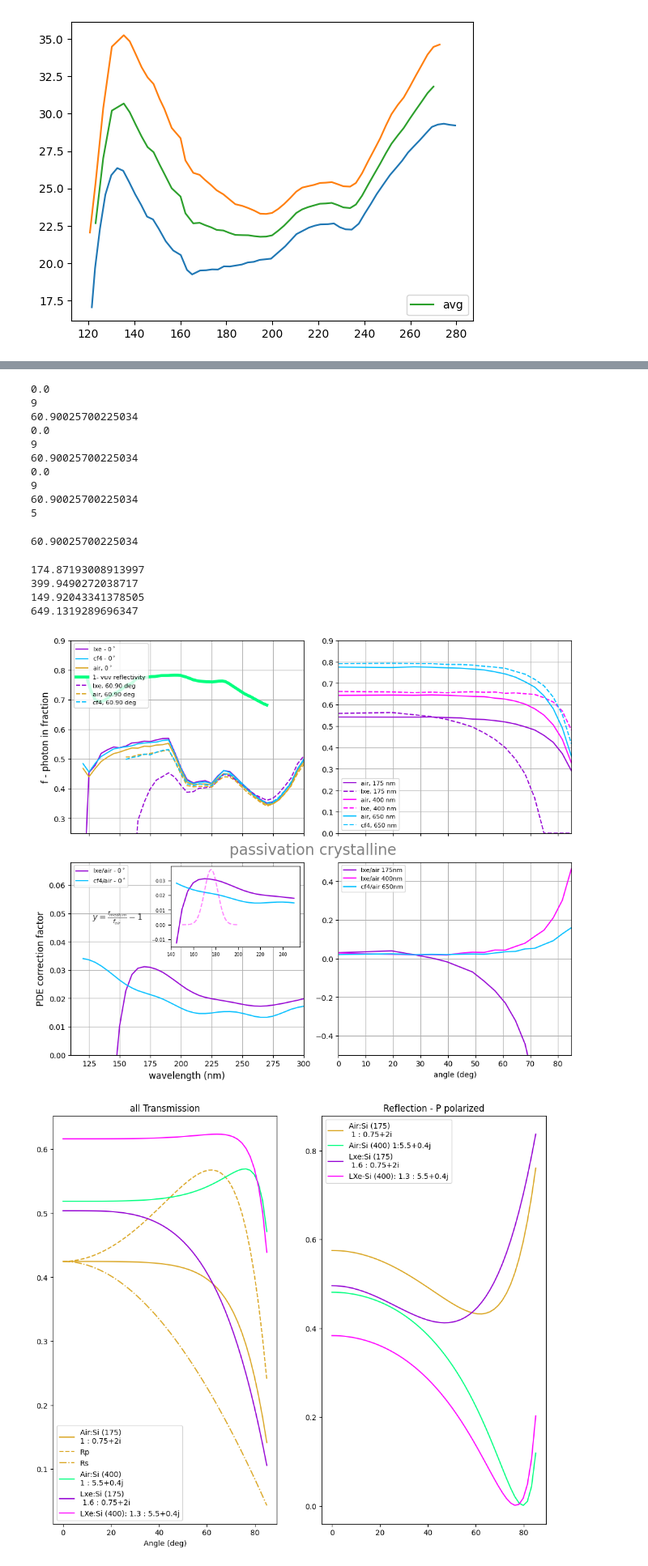
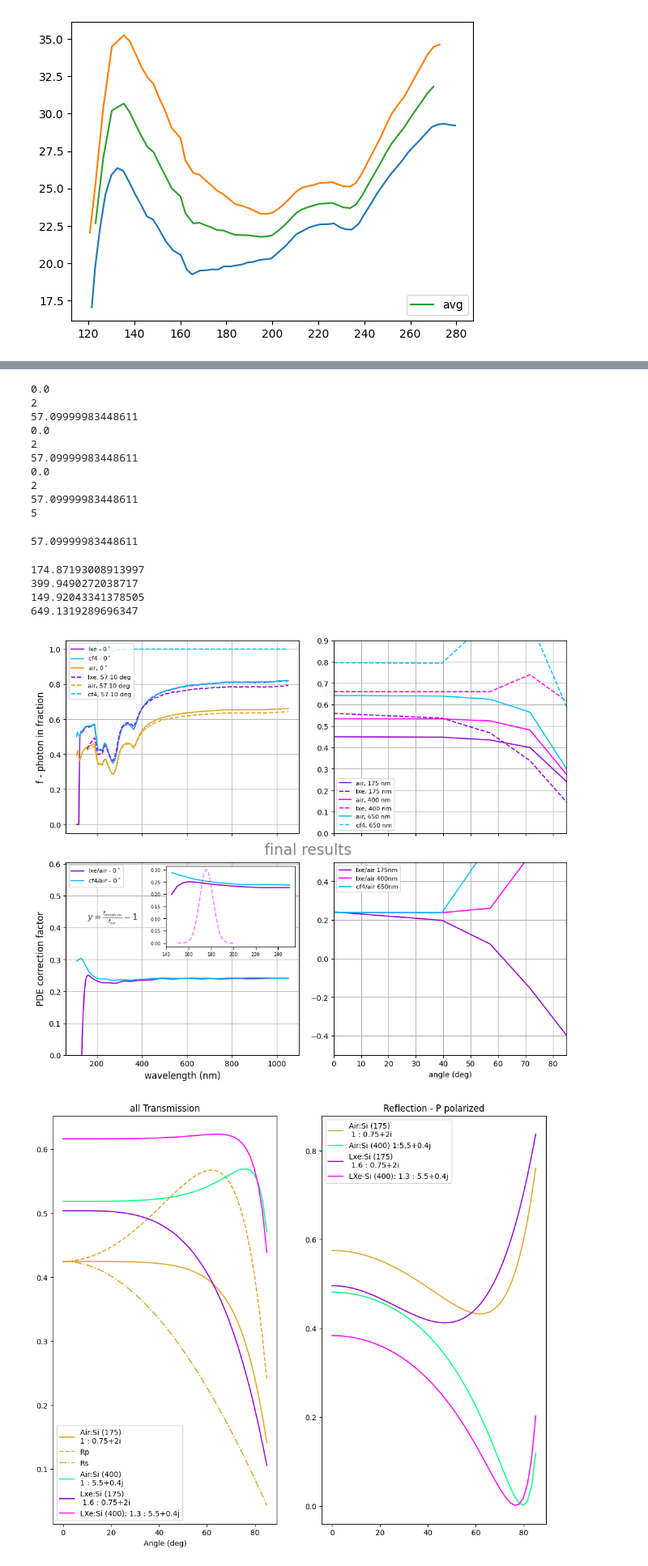
Before and after one commit to austindsc/PDEcorrection_g4_lolx, a Jupyter notebook: pythonScripts/doScaling_v3.ipynb, the cells around one changed output, grey strips where cells are left out. Shown at 81% size. Saved outputs shown, nothing was run; the diff lists cells and outputs as text; code cells hidden in the pictures.

```diff
--- a/pythonScripts/doScaling_v3.ipynb
+++ b/pythonScripts/doScaling_v3.ipynb
@@ -92,6 +92,7 @@ ms.show()
 rootPath1 = "../outputs_v1_noImaginary/"
 rootPath2 = "../outputs_v2_allPhysics/"
 rootPath3 = "../outputs_v3_amorphous/"
+rootPath4 = "../outputs_v4_finalTesting/questionableOutputs/"
 
 opticsPath_g4 = "../g4PDEsim/dataOptics/"
 scintPath_g4 = "../g4PDEsim/data_cf4_scint/"
@@ -102,15 +103,21 @@ scintPath_g4 = "../g4PDEsim/data_cf4_scint/"
 # filelxe = uproot.open(os.path.join(rootPath3, "bulk_lxe_N1e5_110-1050nm_0-85deg.root"))
 
 # this is the passivation, crystalline Si data
-pname = "passivation crystalline"
-fileAir = uproot.open(os.path.join(rootPath2, "noWindow_air_N1e5_120-1050nm_0-85deg.root"))
-fileCF4 = uproot.open(os.path.join(rootPath2, "noWindow_lcf4_N1e5_120-1050nm_0-85deg.root"))
-filelxe = uproot.open(os.path.join(rootPath2, "noWindow_lxe_N1e5_120-1050nm_0-85deg.root"))
+# pname = "passivation crystalline"
+# fileAir = uproot.open(os.path.join(rootPath2, "noWindow_air_N1e5_120-1050nm_0-85deg.root"))
+# fileCF4 = uproot.open(os.path.join(rootPath2, "noWindow_lcf4_N1e5_120-1050nm_0-85deg.root"))
+# filelxe = uproot.open(os.path.join(rootPath2, "noWindow_lxe_N1e5_120-1050nm_0-85deg.root"))
 
 # pname = "passivation"
 # fileAir = uproot.open(os.path.join(rootPath3, "surface_air_N1e5_110-1050nm_0-85deg.root"))
 # fileCF4 = uproot.open(os.path.join(rootPath3, "surface_lcf4_N1e5_110-1050nm_0-85deg.root"))
 # filelxe = uproot.open(os.path.join(rootPath3, "surface_lxe_N1e5_110-1050nm_0-85deg.root"))
+
+# final data
+pname = "final results"
+fileAir = uproot.open(os.path.join(rootPath4, "final_air_N5e5_110-1050nm_0-85deg.root"))
+fileCF4 = uproot.open(os.path.join(rootPath4, "final_lcf4_N1e5_110-1050nm_0-85deg.root"))
+filelxe = uproot.open(os.path.join(rootPath4, "final_lxe_N1e5_110-1050nm_0-85deg.root"))
 
 ttAir = fileAir["simOutput"]
 ttcf4 = fileCF4["simOutput"]
@@ -245,16 +238,16 @@ closestAngle = lambda df, angle: df["fAngle"].unique()[np.abs(df["fAngle"].uniqu
 closestAngle(dfair, 60)
 # %% [output]
 0.0
-9
-60.90025700225034
+2
+57.09999983448611
 0.0
-9
-60.90025700225034
+2
+57.09999983448611
 0.0
-9
-60.90025700225034
+2
+57.09999983448611
 5
-60.90025700225034
+57.09999983448611
 # %%
 ## picking zero degrees
 %matplotlib inline
@@ -328,7 +321,7 @@ dflxe_a0.plot(x="fPhotonWln", y="eff", kind="line", label="lxe - 0$^\circ$", col
 dfcf4_a0.plot(x="fPhotonWln", y="eff", kind="line", label="cf4 - 0$^\circ$", color = ms.cf4.col, ax = ax1)
 dfAir_a0.plot(x="fPhotonWln", y="eff", kind="line", label='air, 0$^\circ$', color = ms.air.col, ax = ax1)
 
-ax1.plot(vuvR_x, 1-vuvR_y/100, color = ms.green.col, linewidth = 4, label="1- vuv reflectivity")
+# ax1.plot(vuvR_x, 1-vuvR_y/100, color = ms.green.col, linewidth = 4, label="1- vuv reflectivity")
 
 
 # ax1p = ax1.twinx()
@@ -339,8 +332,8 @@ dfcf4_aS.plot(x="fPhotonWln", y="eff", kind="line", linestyle = "--", color = ms
 a1Min = min(dfcf4_a0["eff"].min(), dfAir_a0["eff"].min())
 
 
-ax1.set_ylim(0.25, 0.9)
-ax1.set_xlim(110, 300)
+# ax1.set_ylim(0.25, 0.9)
+# ax1.set_xlim(110, 300)
 
 #ax2 bottom left - correction
 xCF4 = np.array(dfcf4_a0["fPhotonWln"])
@@ -387,41 +380,41 @@ ax2.set_ylabel("PDE correction factor", fontsize = fs)
 ax2.set_xlabel("wavelength (nm)", fontsize = fs)
 ax2.legend(loc="upper left", fontsize = fsleg)
 
-# ax3.set_ylabel("fraction of photons in")
+# ax3.set_ylabel("fraction of photons in")x
 ax3.set_xlabel("angle (deg)")
 ax3.legend(fontsize = fsleg)
 
 ax4.legend(fontsize = fsleg)
 # ax4.set_ylabel("PDE correction factor")
 ax4.set_xlabel("angle (deg)")
 
 for ax in [ax1, ax2, ax3, ax4]:
     ax.grid(True)
 
 # Add "preliminary" text at 45 degrees
 fig.text(0.5, 0.49, pname, alpha=0.5, rotation=0, ha='center', va='center', fontsize=20)
 
 # zoom in must be done at bottom
 lxeS_x = np.linspace(150, 200, 1000)
 sigma = 14 / (2 * np.sqrt(2 * np.log(2)))  # Standard deviation of the Gaussian
 lxeS_y = np.exp(-(lxeS_x - 176)**2 / (2 * sigma**2))
 
 axins = inset_axes(ax2, width=2.4, height=1.5, loc='upper right', bbox_to_anchor=(1, 1), bbox_transform=ax2.transAxes)
 zoom_xcf4 = xCF4[np.where((xCF4 > 140) & (xCF4 < 250))]
 axins.plot(zoom_xcf4, f_lxe_0(zoom_xcf4)/f_air_0(zoom_xcf4)-1, color = ms.lxe.col)
 axins.plot(zoom_xcf4, f_cf4_0(zoom_xcf4)/f_air_0(zoom_xcf4)-1, color = ms.cf4.col)
 axins.plot(lxeS_x, 1.2*lxeS_y * max(f_lxe_0(zoom_xcf4)/f_air_0(zoom_xcf4)-1)/max(lxeS_y), alpha = 0.5, color = ms.lxe2.col, linestyle = ms.line2)
 # axins.set_xlim(140, 250)
 # axins.set_ylim(-0.05, 1)
 axins.tick_params(axis='x', labelsize=6)
 axins.tick_params(axis='y', labelsize=6)
 
 # Show the plot
 plt.subplots_adjust(hspace=0.15, wspace = 0.15)
 # plt.tight_layout()
 plt.show()
 # %% [output]
-[figure, old version]
+[figure, new version]
 # %%
 # import numpy as np
 
```
Also changed, not shown: parts of 3 cells of this notebook, 17 other files.
